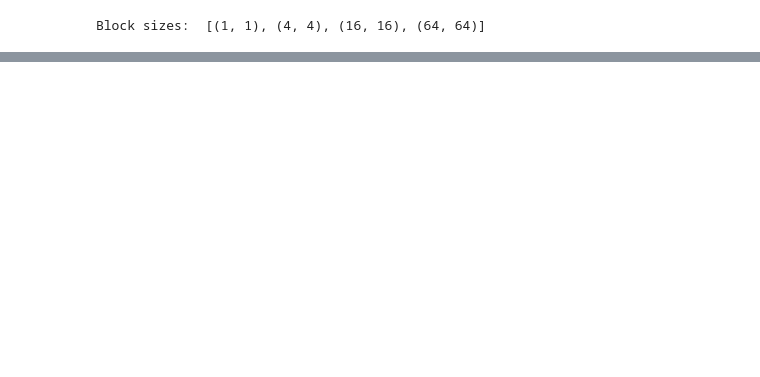
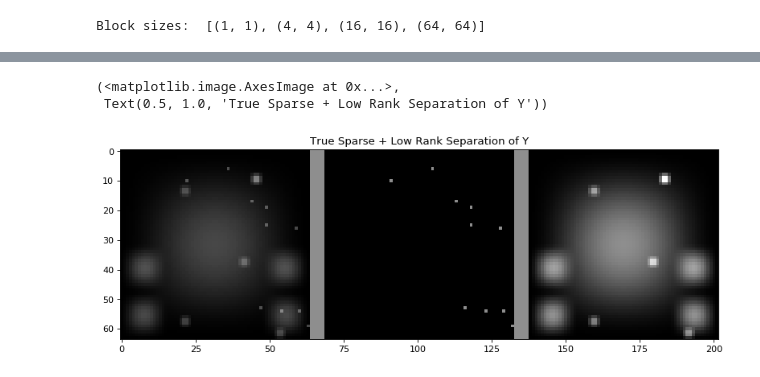
Before and after one commit to mythrandire/pyMSLRDecomp, a Jupyter notebook: mlrd_demo.ipynb, the cells around one changed output, grey strips where cells are left out. Cells and saved outputs as stored; diff of their text form; code cells hidden in the pictures; blank space fills up the shorter version.

```diff
--- a/mlrd_demo.ipynb
+++ b/mlrd_demo.ipynb
@@ -124,0 +148,10 @@ plt.legend(loc="upper right")
+# %%
+Sy = X_decom[:,:,0]
+Ly = X_decom[:,:,1] + X_decom[:,:,2] + X_decom[:,:,3]
+YSL = np.concatenate([X, border, Sy, border, Ly], axis=1)
+plt.figure(figsize=(12, 10), dpi= 80)
+plt.imshow(YSL, cmap='gray'), plt.title('True Sparse + Low Rank Separation of Y')
+# %% [output]
+(<matplotlib.image.AxesImage at 0x...>,
+ Text(0.5, 1.0, 'True Sparse + Low Rank Separation of Y'))
+[figure, added]
```
Also changed, not shown: parts of 61 cells of this notebook.
